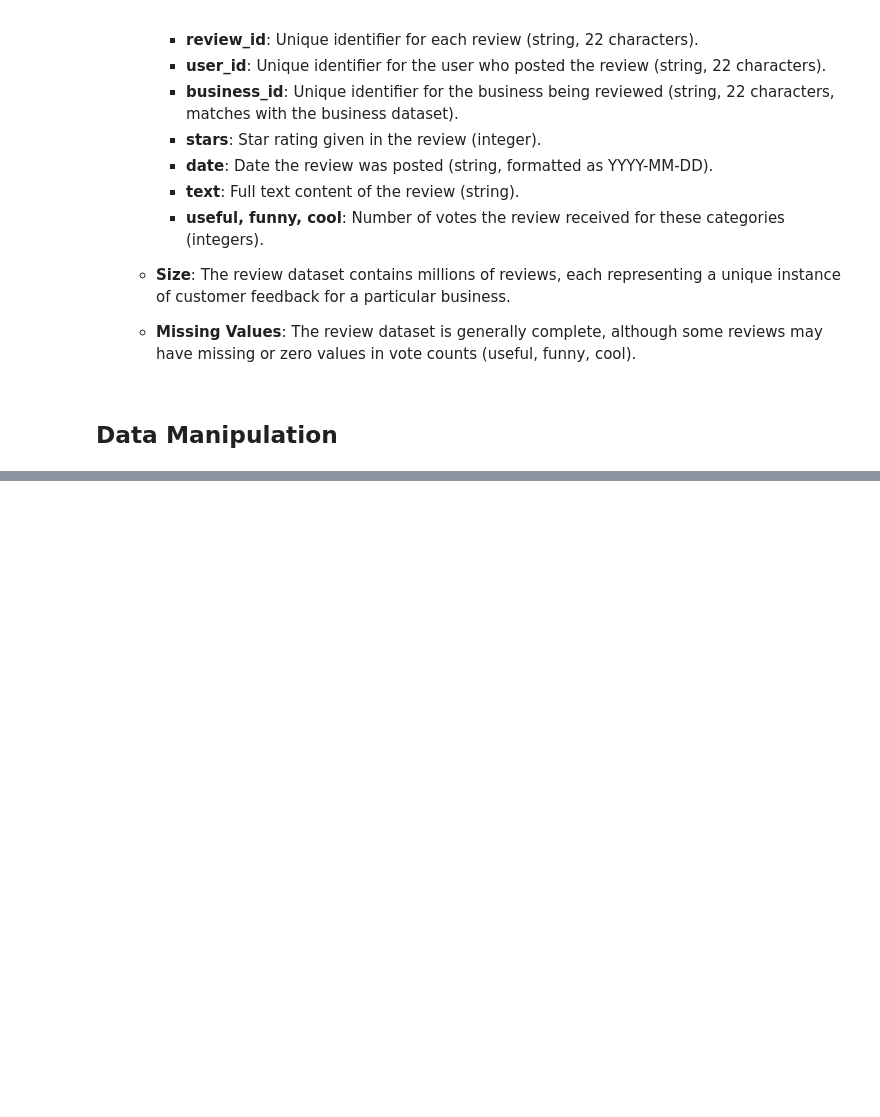
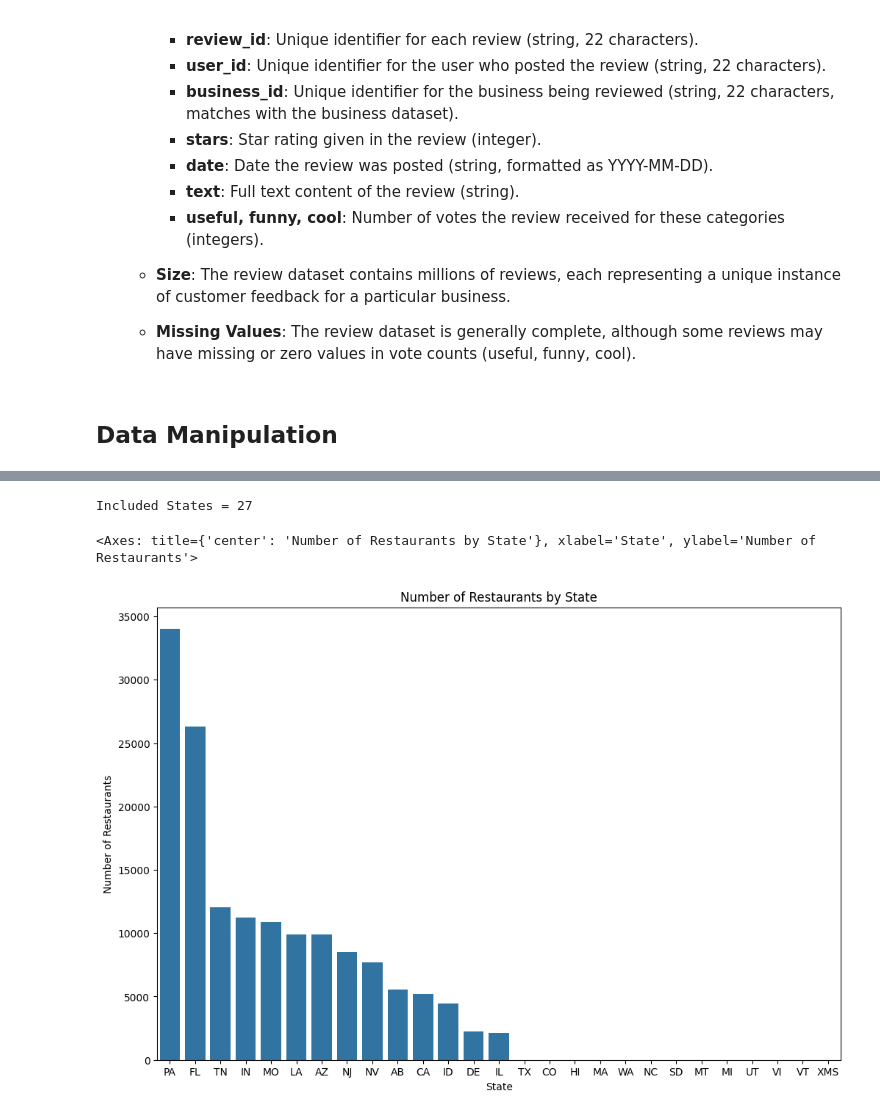
Before and after one commit to zihaohugh/SI-618-Final-Project, a Jupyter notebook: draft.ipynb, the cells around one changed output, grey strips where cells are left out. Saved outputs shown, nothing was run; the diff lists cells and outputs as text; code cells hidden in the pictures; blank space fills up the shorter version.

Commit message:
add some visualizations and cleaning(will update with second dataset later)

```diff
--- a/draft.ipynb
+++ b/draft.ipynb
@@ -127,0 +185,22 @@ Number of reviews for restaurants: 4724471
+# %%
+#convert string to dictionary
+business_df['hours'] = business_df['hours'].apply(
+    lambda x: None if pd.isnull(x) else eval(x))
+# %%
+#plot the restuarants by state
+business_by_state = business_df.groupby('state')['business_id']\
+    .count().reset_index().sort_values(ascending=False)
+print(f'Included States = {business_by_state.shape[0]}')
+
+plt.figure(figsize=(12, 8))
+plt.title('Number of Restaurants by State')
+plt.xlabel('State')
+plt.ylabel('Number of Restaurants')
+sns.barplot(
+    x = business_by_state['state'],
+    y = business_by_state['business_id']
+)
+# %% [output]
+Included States = 27
+<Axes: title={'center': 'Number of Restaurants by State'}, xlabel='State', ylabel='Number of Restaurants'>
+[figure, added]
```
Also changed, not shown: parts of 16 cells of this notebook, 1 other file.
